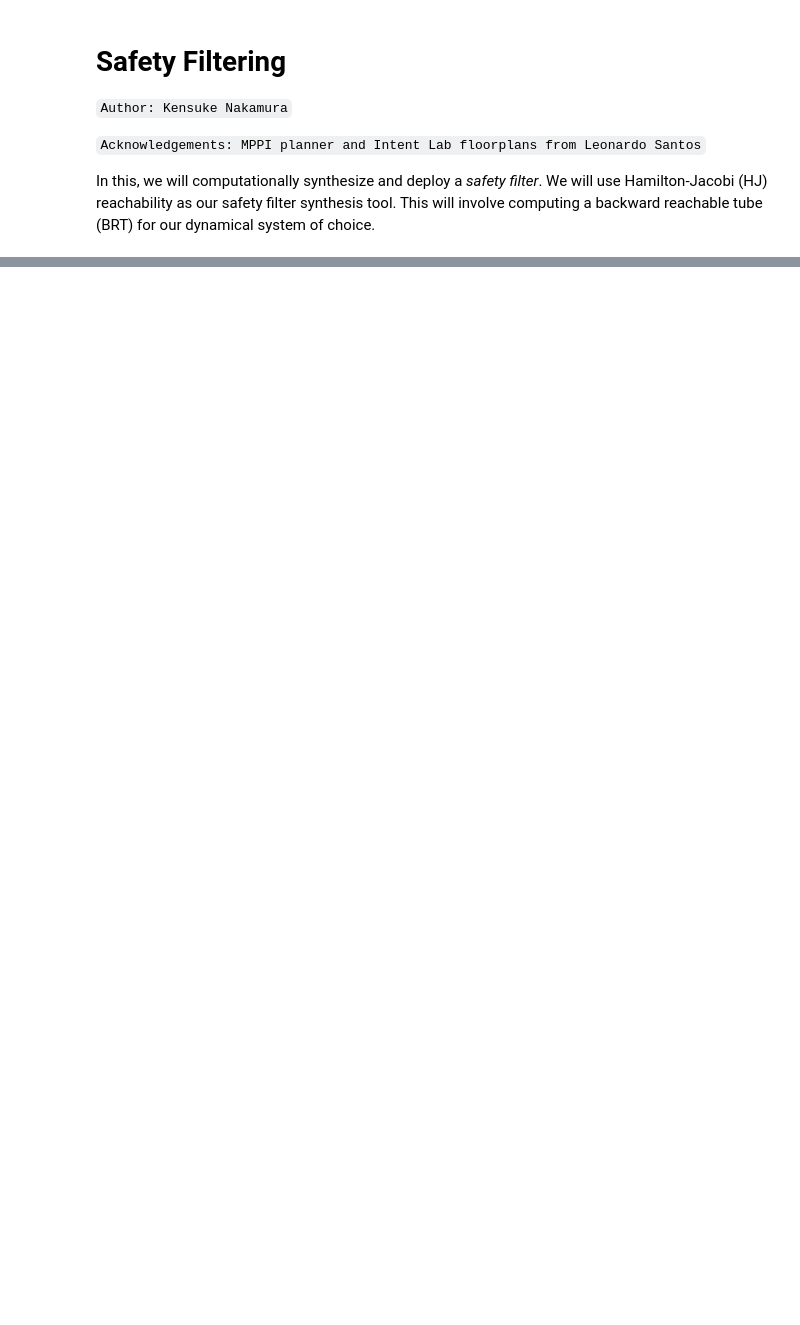
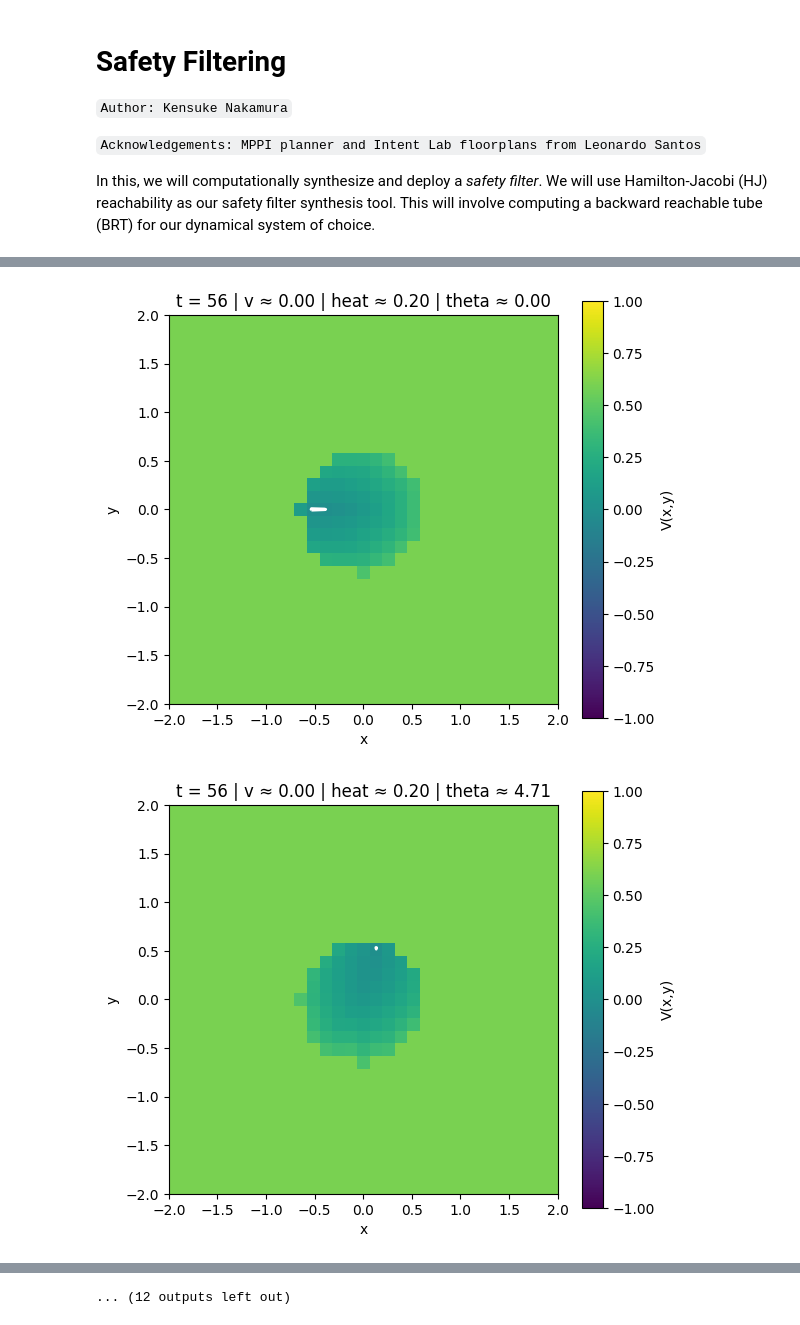
Before and after one commit to mattkiim/PytorchReachability, a Jupyter notebook: scripts/dubins_gt_heat_vel.ipynb, the cells around one changed output, grey strips where cells are left out. Drawn from its saved outputs; the diff is of its cells as text; code cells hidden in the pictures; blank space fills up the shorter version.

```diff
--- a/scripts/dubins_gt_heat_vel.ipynb
+++ b/scripts/dubins_gt_heat_vel.ipynb
@@ -351,0 +346,43 @@ np.savez(f"../gt_dubins/value_function_theta_v_heat_slices_{dim}.npz", **saved_s
+# %%
+theta_values = jnp.linspace(0, 2 * jnp.pi, dim)
+vel_values = jnp.linspace(0, 1, dim)
+heat_values = [0.2, 0.4, 0.6, 0.8]
+thetas = [0, 3*np.pi/2]
+vels = [0., 0.5, 1.0]
+
+x_min, x_max = -2.0, 2.0
+y_min, y_max = -2.0, 2.0
+xs = np.linspace(x_min, x_max, dim)
+ys = np.linspace(y_min, y_max, dim)
+XX, YY = np.meshgrid(xs, ys, indexing="xy")
+
+for heat_value, vel in product(heat_values, vels):
+    for theta in thetas:
+        heat_idx   = find_closest_index(heat_value, jnp.linspace(0, 1, dim))
+        theta_idx  = find_closest_index(theta, theta_values)
+        vel_idx    = find_closest_index(vel, vel_values)
+
+        V = np.array(target_values[-1, :, :, theta_idx, vel_idx, heat_idx])  # shape (dim, dim)
+        key = f"theta_{theta:.4f}_{vel:.4f}_{heat_value:.4f}_rad"
+        saved_slices[key] = V
+
+        fig, ax = plt.subplots(figsize=(6, 5))
+        im = ax.imshow(
+            V.T, origin='lower', cmap='viridis', norm=norm,
+            extent=[x_min, x_max, y_min, y_max],  # makes axes world units
+            aspect='equal'
+        )
+
+        # --- BRT contour: level set V(x,y) = 0 ---
+        cs = ax.contour(
+            XX, YY, V.T, levels=[0.0], colors='w', linewidths=2
+        )
+
+        ax.set_title(f"t = {target_values.shape[0]-1} | v ≈ {float(vel_values[vel_idx]):.2f} | heat ≈ {heat_value:.2f} | theta ≈ {theta:.2f}")
+        ax.set_xlabel("x"); ax.set_ylabel("y")
+        plt.colorbar(im, ax=ax, label="V(x,y)")
+        plt.tight_layout()
+        plt.show()
+# %% [output]
+[figure, added]
+[figure, added]
@@ -351,0 +399 @@ np.savez(f"../gt_dubins/value_function_theta_v_heat_slices_{dim}.npz", **saved_s
+... (12 outputs left out)
```
Also changed, not shown: parts of 7 cells of this notebook.
